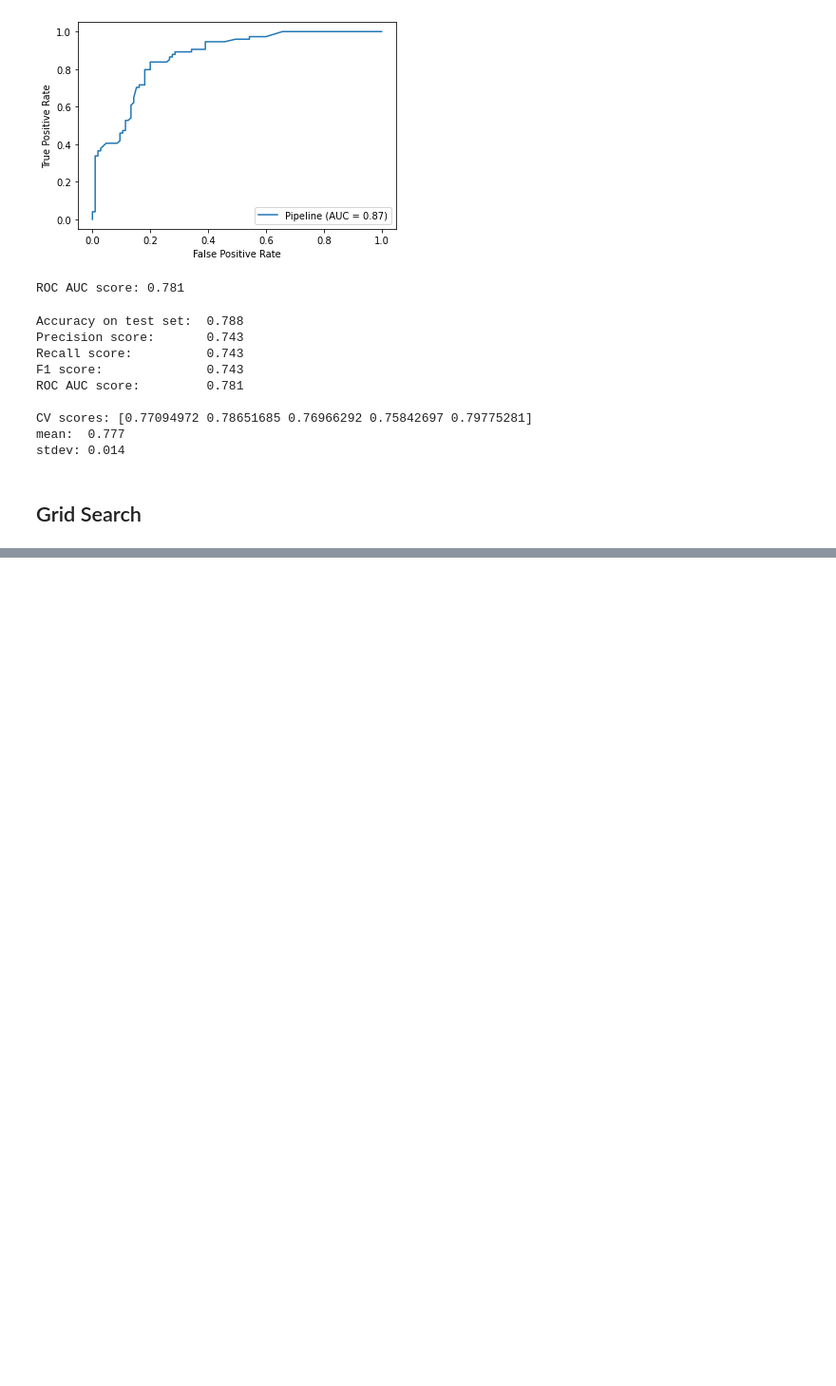
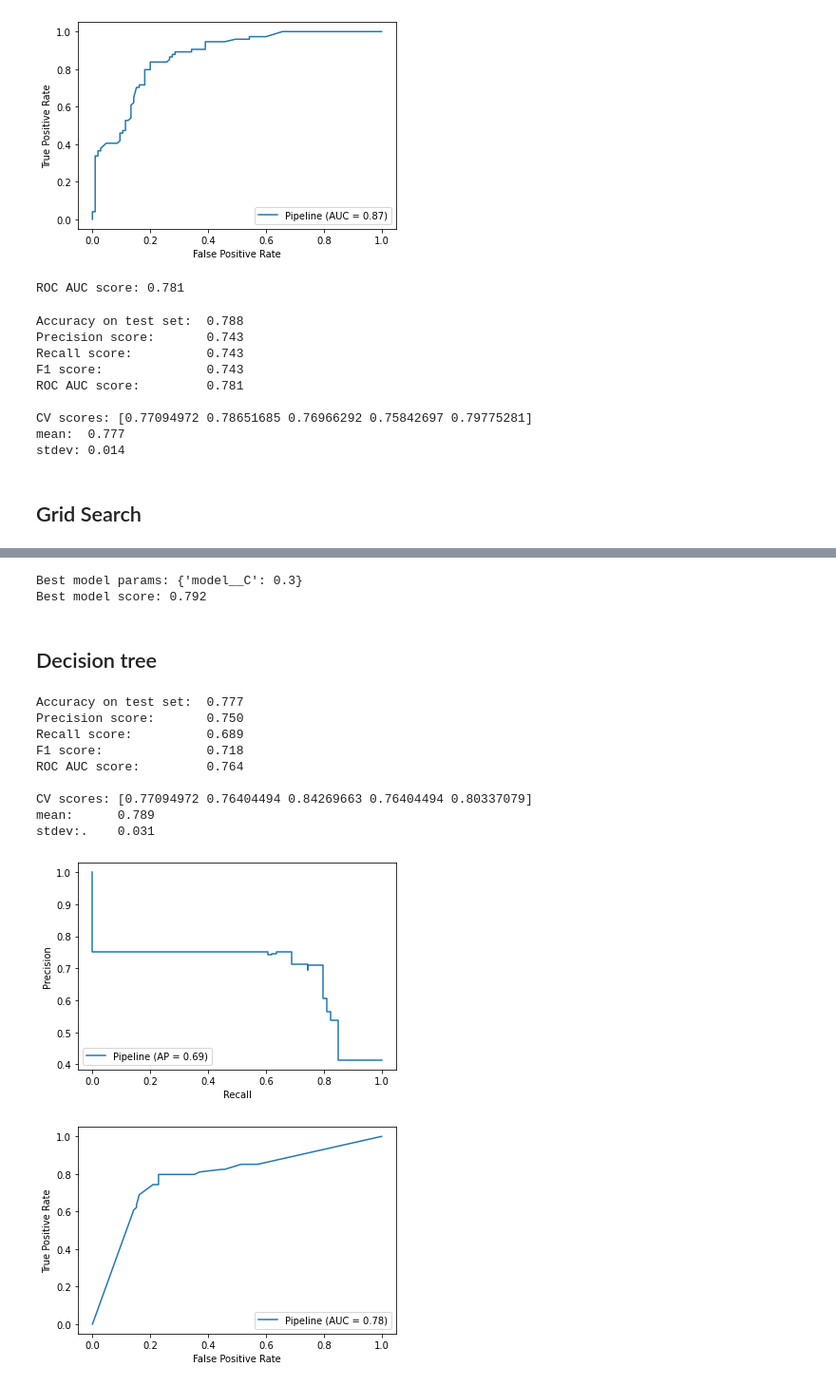
Before and after one commit to adin786/ad-titanic, a Jupyter notebook: titanic.ipynb, the cells around one changed output, grey strips where cells are left out. Shown at 95% size. Drawn from its saved outputs; the diff is of its cells as text; code cells hidden in the pictures; blank space fills up the shorter version.

Commit message:
Submission results from logreg2_tune.best_...

```diff
--- a/titanic.ipynb
+++ b/titanic.ipynb
@@ -656,7 +657,7 @@ preprocessor = ColumnTransformer([('cats', cat_transformer, cat_features),
                                   ('nums', num_transformer, num_features)])
 
 logreg_clf = Pipeline([('preprocessor', preprocessor),
-                       ('model', LogisticRegression())])
+                       ('model', LogisticRegression(max_iter=1000))])
 # %%
 # Train the model
 tic = time.perf_counter()
@@ -755,5 +756,5 @@ stdev: 0.014
 ## Grid Search
 # %%
 param_grid = {'model__C':[0.001,0.003,0.01,0.03,0.1,0.3,1,3,10,30]}
-grid = GridSearchCV(logreg_clf, param_grid, verbose=2)
+grid = GridSearchCV(logreg_clf, param_grid, verbose=1)
 # %%
@@ -891,0 +766,64 @@ array([0.62782429, 0.68540333, 0.773791  , 0.78786566, 0.79067271,
+# %%
+print(f'Best model params: {grid.best_params_}')
+print(f'Best model score: {grid.best_score_:.3f}')
+# %% [output]
+Best model params: {'model__C': 0.3}
+Best model score: 0.792
+# %% [markdown]
+## Decision tree
+# %%
+# Define a model pipeline
+num_features = ['Fare']
+num_transformer = Pipeline([('imputer', SimpleImputer(strategy='median')),
+                            ('scaler', StandardScaler())])
+
+cat_features = ['Title','Deck','Sex']
+cat_transformer = OneHotEncoder(sparse=False,handle_unknown='ignore')
+
+preprocessor = ColumnTransformer([('cats', cat_transformer, cat_features),
+                                  ('nums', num_transformer, num_features)])
+
+tree = Pipeline([('preprocessor', preprocessor),
+                       ('tree', DecisionTreeClassifier())])
+# %%
+# make a function to speed up model evaluation
+def evaluate_clf(clf):
+   clf.fit(X_train,y_train);
+   y_train_pred = clf.predict(X_train)
+   y_test_pred = clf.predict(X_test)
+   cv_scores = cross_val_score(clf,X,y)
+
+   plot_precision_recall_curve(clf, X_test, y_test);
+   plot_roc_curve(clf, X_test, y_test);
+
+   acc_train = accuracy_score(y_train,y_train_pred)
+   acc_test = accuracy_score(y_test,y_test_pred)
+
+   precision = precision_score(y_test, y_test_pred)
+   recall = recall_score(y_test, y_test_pred)
+   f1 = f1_score(y_test, y_test_pred)
+   auc = roc_auc_score(y_test, y_test_pred)
+
+   # Generate a little report
+   print(f'Accuracy on test set:  {acc_test:.3f}')
+   print(f'Precision score:       {precision:.3f}')
+   print(f'Recall score:          {recall:.3f}')
+   print(f'F1 score:              {f1:.3f}')
+   print(f'ROC AUC score:         {auc:.3f}\n')
+   print(f'CV scores: {cv_scores}')
+   print(f'mean:      {cv_scores.mean():.3f}')
+   print(f'stdev:.    {cv_scores.std():.3f}')
+
+evaluate_clf(tree)
+# %% [output]
+Accuracy on test set:  0.777
+Precision score:       0.750
+Recall score:          0.689
+F1 score:              0.718
+ROC AUC score:         0.764
+
+CV scores: [0.77094972 0.76404494 0.84269663 0.76404494 0.80337079]
+mean:      0.789
+stdev:.    0.031
+[figure, added]
+[figure, added]
```
Also changed, not shown: parts of 28 cells of this notebook.
